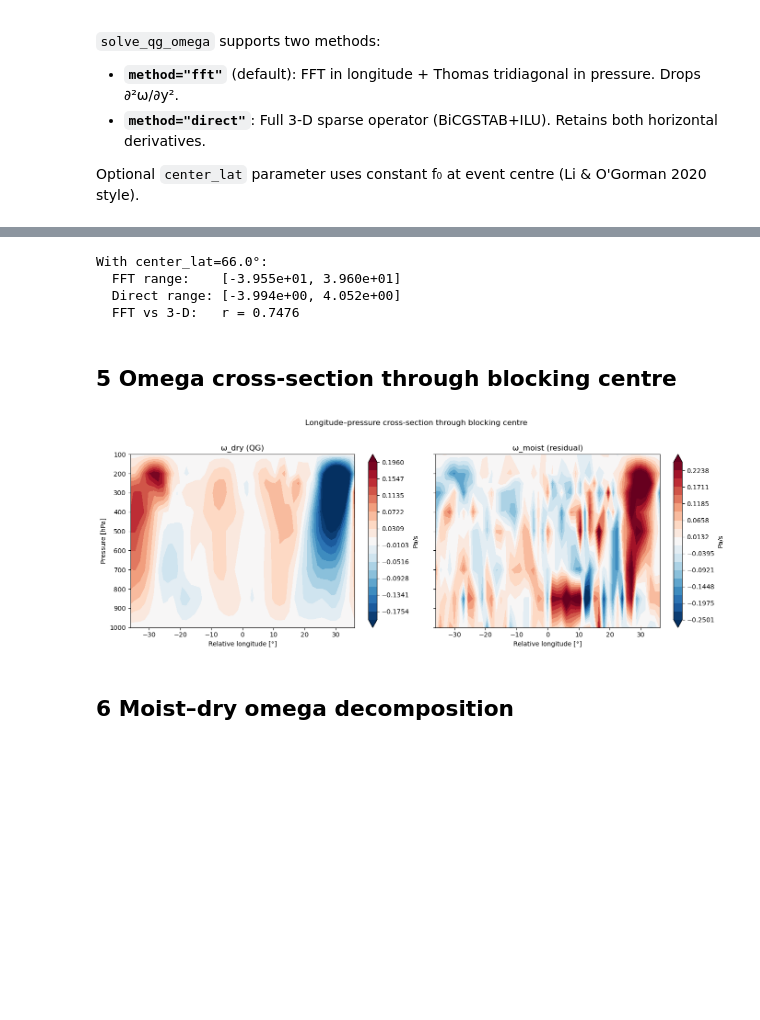
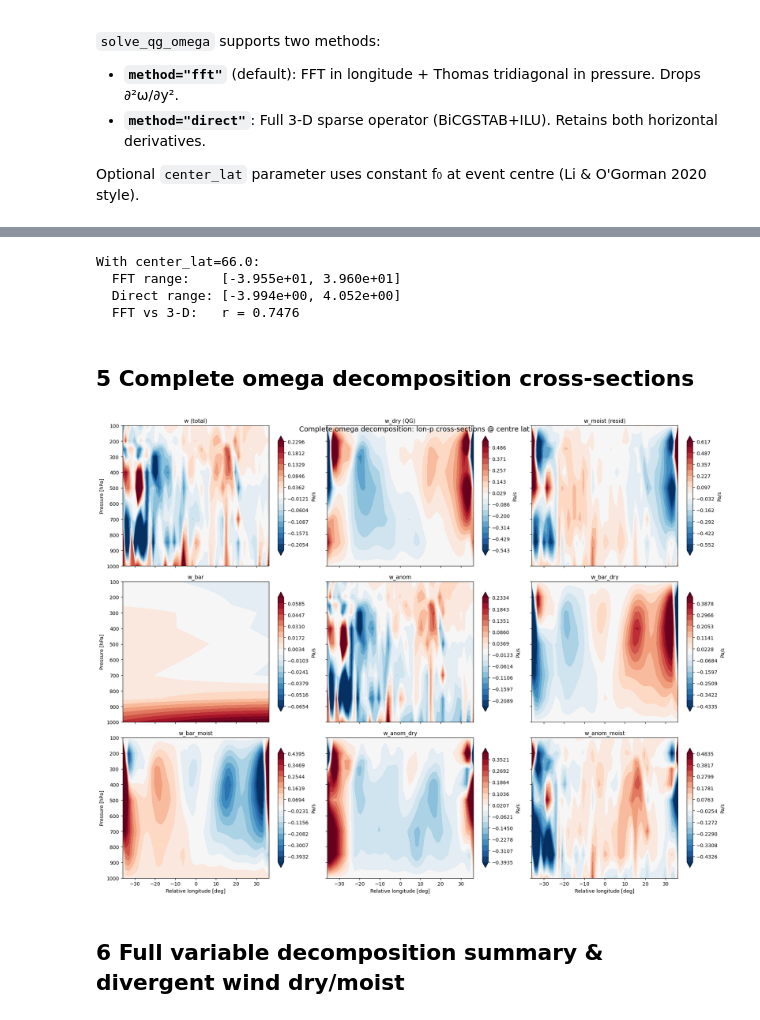
Before and after one commit to yanxingjianken/pvtend, a Jupyter notebook: examples/02_helmholtz_and_qg_omega.ipynb, the cells around one changed output, grey strips where cells are left out. Cells and saved outputs as stored; diff of their text form; code cells hidden in the pictures; blank space fills up the shorter version.

```diff
--- a/examples/02_helmholtz_and_qg_omega.ipynb
+++ b/examples/02_helmholtz_and_qg_omega.ipynb
@@ -132,44 +181,59 @@ omega_3d_cl = solve_qg_omega(
     method="direct", center_lat=center_lat
 )
 
-corr_cl = np.corrcoef(omega_fft_cl[mask].ravel(), omega_3d_cl[mask].ravel())[0, 1]
-print(f"With center_lat={center_lat:.1f}°:")
+mask_cl = np.abs(omega_fft_cl[1:-1]) > 1e-10
+corr_cl = np.corrcoef(omega_fft_cl[1:-1][mask_cl].ravel(), omega_3d_cl[1:-1][mask_cl].ravel())[0, 1]
+print(f"With center_lat={center_lat:.1f}:")
 print(f"  FFT range:    [{omega_fft_cl.min():.3e}, {omega_fft_cl.max():.3e}]")
 print(f"  Direct range: [{omega_3d_cl.min():.3e}, {omega_3d_cl.max():.3e}]")
 print(f"  FFT vs 3-D:   r = {corr_cl:.4f}")
 # %% [output]
-With center_lat=66.0°:
+With center_lat=66.0:
   FFT range:    [-3.955e+01, 3.960e+01]
   Direct range: [-3.994e+00, 4.052e+00]
   FFT vs 3-D:   r = 0.7476
 # %% [markdown]
-## 5  Omega cross-section through blocking centre
+## 5  Complete omega decomposition cross-sections
 # %%
-imid_lat = lat.shape[0] // 2  # centre row
+# Full omega decomposition: lon-p cross-sections through blocking centre
+imid_lat = lat.shape[0] // 2
 
-fig, axes = plt.subplots(1, 2, figsize=(14, 5), sharey=True)
+fields = [
+    ("w (total)",       d["w_3d"]),
+    ("w_dry (QG)",      d["w_dry_3d"]),
+    ("w_moist (resid)", d["w_moist_3d"]),
+    ("w_bar",           d["w_bar_3d"]),
+    ("w_anom",          d["w_anom_3d"]),
+    ("w_bar_dry",       d["w_bar_dry_3d"]),
+    ("w_bar_moist",     d["w_bar_moist_3d"]),
+    ("w_anom_dry",      d["w_anom_dry_3d"]),
+    ("w_anom_moist",    d["w_anom_moist_3d"]),
+]
 
-omega_dry_stored = d["w_dry_3d"]
-omega_moist_stored = d["w_moist_3d"]
+nrows, ncols = 3, 3
+fig, axes = plt.subplots(nrows, ncols, figsize=(18, 14), sharey=True, sharex=True)
 
-for ax, (title, omega) in zip(axes, [
-    ("ω_dry (QG)", omega_dry_stored),
-    ("ω_moist (residual)", omega_moist_stored),
-]):
-    vmax = np.nanpercentile(np.abs(omega[:, imid_lat, :]), 95)
-    cf = ax.contourf(x, levels, omega[:, imid_lat, :],
+for idx, (title, omega) in enumerate(fields):
+    ax = axes.flat[idx]
+    cross = omega[:, imid_lat, :]
+    vmax = np.nanpercentile(np.abs(cross), 95)
+    if vmax < 1e-15:
+        vmax = 1.0
+    cf = ax.contourf(x, levels, cross,
                      levels=np.linspace(-vmax, vmax, 20), cmap="RdBu_r", extend="both")
-    ax.set_title(title)
-    ax.set_xlabel("Relative longitude [°]")
-    plt.colorbar(cf, ax=ax, label="Pa/s")
+    ax.set_title(title, fontsize=11)
+    plt.colorbar(cf, ax=ax, label="Pa/s", shrink=0.85)
 
-axes[0].set_ylabel("Pressure [hPa]")
-axes[0].invert_yaxis()
-fig.suptitle("Longitude–pressure cross-section through blocking centre", y=1.02)
+axes[0, 0].invert_yaxis()
+for ax in axes[:, 0]:
+    ax.set_ylabel("Pressure [hPa]")
+for ax in axes[-1, :]:
+    ax.set_xlabel("Relative longitude [deg]")
+fig.suptitle("Complete omega decomposition: lon-p cross-sections @ centre lat", y=0.95, fontsize=14)
 fig.tight_layout()
 plt.show()
 # %% [output]
-[figure, old version]
+[figure, new version]
 # %% [markdown]
-## 6  Moist–dry omega decomposition
+## 6  Full variable decomposition summary & divergent wind dry/moist
 # %%
```
Also changed, not shown: parts of 6 cells of this notebook.
